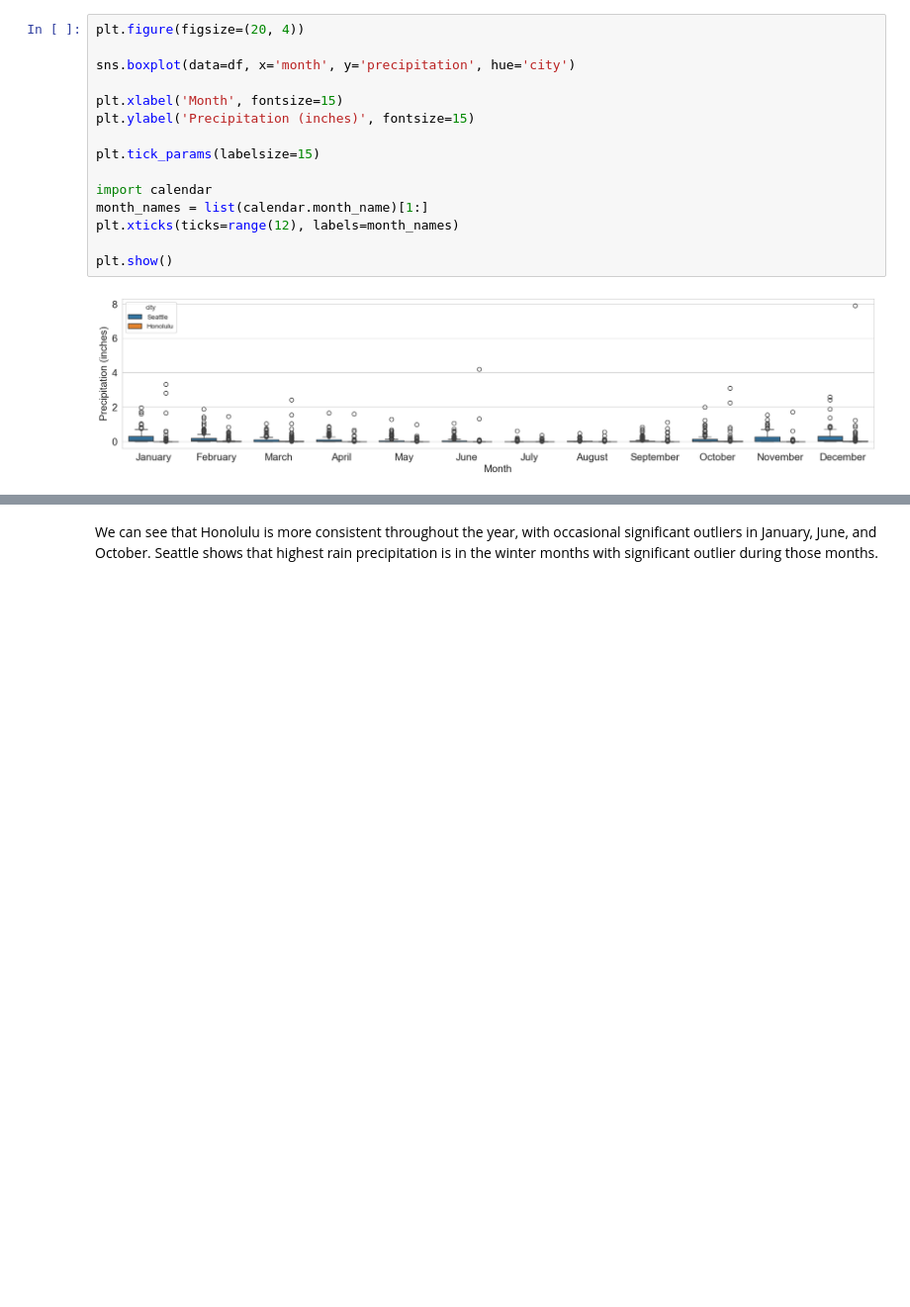
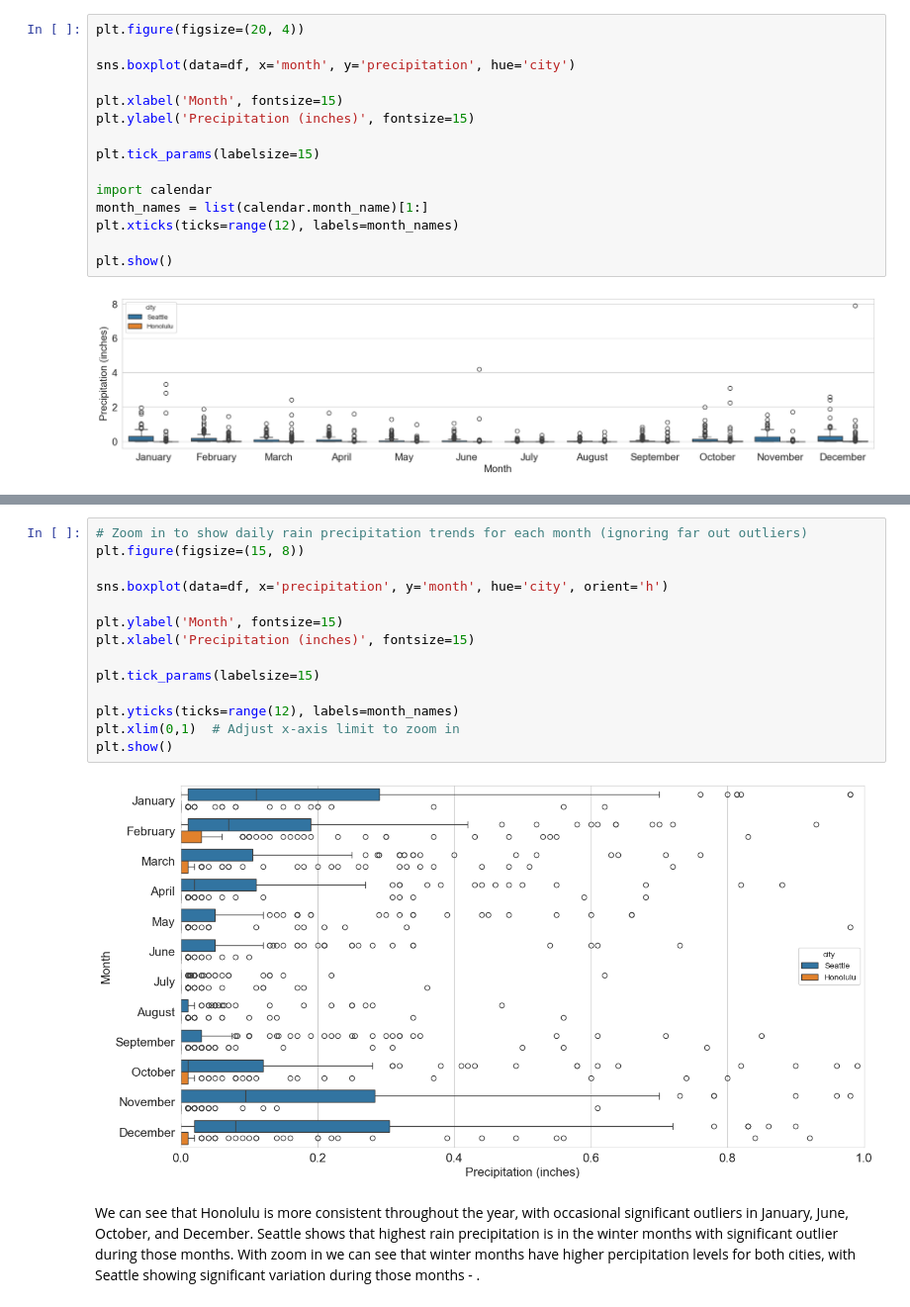
Before and after one commit to JLichwa80/weather, a Jupyter notebook: code/Weather_Data_Analysis.ipynb, the cells around one changed output, grey strips where cells are left out. Shown: that part at 99% size. Drawn from its saved outputs; the diff is of its cells as text; blank space fills up the shorter version.

```diff
--- a/code/Weather_Data_Analysis.ipynb
+++ b/code/Weather_Data_Analysis.ipynb
@@ -124,2 +140,18 @@ plt.show()
+# %%
+# Zoom in to show daily rain precipitation trends for each month (ignoring far out outliers)
+plt.figure(figsize=(15, 8))
+
+sns.boxplot(data=df, x='precipitation', y='month', hue='city', orient='h')
+
+plt.ylabel('Month', fontsize=15)
+plt.xlabel('Precipitation (inches)', fontsize=15)
+
+plt.tick_params(labelsize=15)
+
+plt.yticks(ticks=range(12), labels=month_names)
+plt.xlim(0,1)  # Adjust x-axis limit to zoom in
+plt.show()
+# %% [output]
+[figure, added]
 # %% [markdown]
-We can see that Honolulu is more consistent throughout the year, with occasional significant outliers in January, June, and October. Seattle shows that highest rain precipitation is in the winter months with significant outlier during those months.
+We can see that Honolulu is more consistent throughout the year, with occasional significant outliers in January, June, October, and December. Seattle shows that highest rain precipitation is in the winter months with significant outlier during those months. With zoom in we can see that winter months have higher percipitation levels for both cities, with Seattle showing significant variation during those months - .
```
Also changed, not shown: parts of 1 cell of this notebook.
